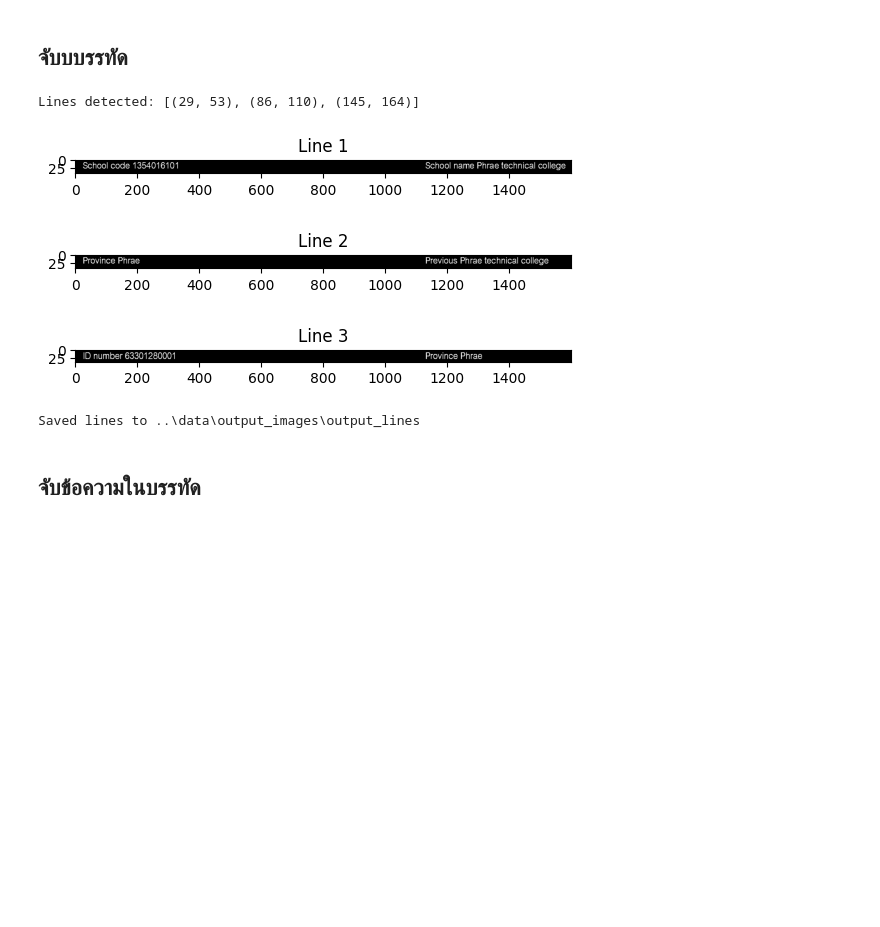
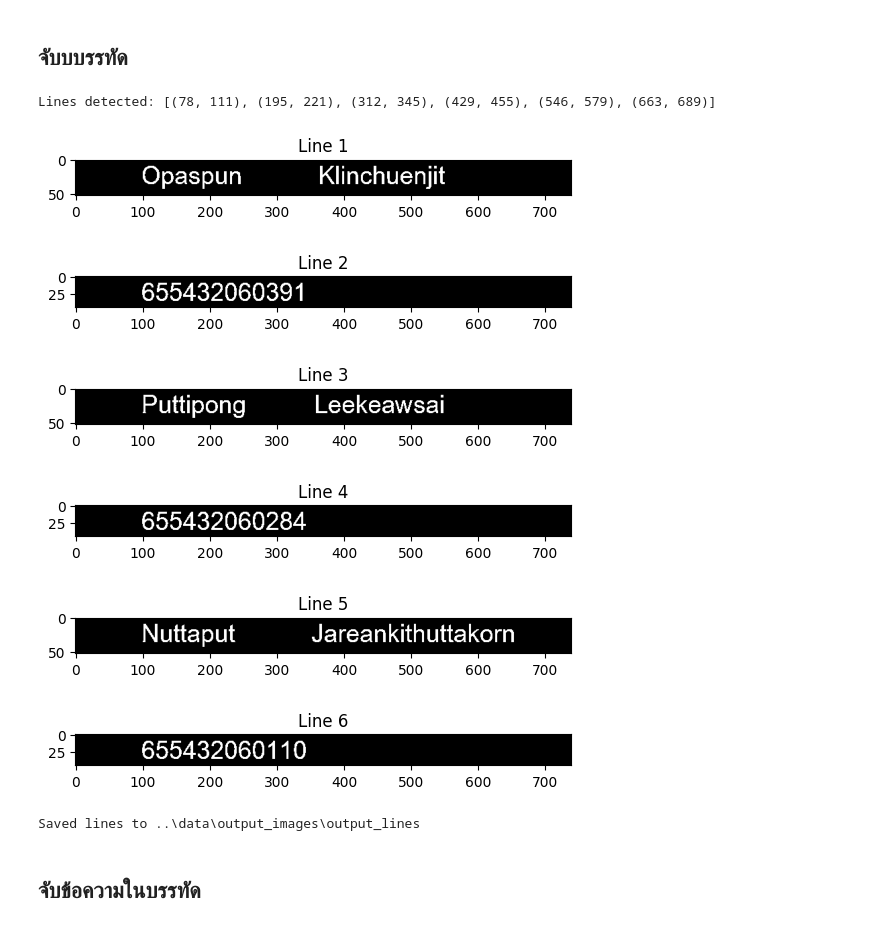
Before and after one commit to kunimpan/ocr-engine-python, a Jupyter notebook: scripts/ocr_transcripts_V2.ipynb, the cells around one changed output. Saved outputs shown, nothing was run; the diff lists cells and outputs as text; code cells hidden in the pictures; blank space fills up the shorter version.

```diff
--- a/scripts/ocr_transcripts_V2.ipynb
+++ b/scripts/ocr_transcripts_V2.ipynb
@@ -13,7 +13,7 @@ output_folder.mkdir(exist_ok=True)
 # โหลดภาพ
 #image = cv2.imread("../data/test_images/transcript/Transcript.jpg")
 #image = cv2.imread("../data/test_images/transcript/Transcript2.jpg")
-image = cv2.imread("../data/test_images/word_images/word_12.jpg")
+image = cv2.imread("../data/test_images/word_images/word_9.jpg")
 if image is None:
     raise FileNotFoundError("ไม่พบไฟล์ภาพ กรุณาตรวจสอบเส้นทางของไฟล์")
 
@@ -54,37 +54,40 @@ for i in range(len(line_indices) - 1):
         start_idx = line_indices[i]
     if line_indices[i+1] > line_indices[i] + 1:  # เจอช่วงว่างระหว่างบรรทัด
         end_idx = line_indices[i]
         lines.append((start_idx, end_idx))
         start_idx = None
 if start_idx is not None:
     lines.append((start_idx, line_indices[-1]))
 
 print("Lines detected:", lines)
 
 # แยกบรรทัดและเพิ่ม Padding
 line_images = []
 padding = 10  # ระบุ Padding
 
 for start, end in lines:
     padded_start = max(0, start - padding)
     padded_end = min(table_removed_image.shape[0], end + padding)
     line_img = table_removed_image[padded_start:padded_end, :]
     line_images.append(line_img)
 
 
 for idx, line_img in enumerate(line_images):
     file_path = output_folder / f"line_{idx + 1}.png"
     cv2.imwrite(str(file_path), line_img)
     plt.figure()
     plt.imshow(line_img, cmap="gray")
     plt.title(f"Line {idx + 1}")
     plt.show()
 print(f"Saved lines to {output_folder}")
 # %% [output]
-Lines detected: [(29, 53), (86, 110), (145, 164)]
+Lines detected: [(78, 111), (195, 221), (312, 345), (429, 455), (546, 579), (663, 689)]
-[figure, old version]
+[figure, new version]
-[figure, old version]
+[figure, new version]
-[figure, old version]
+[figure, new version]
+[figure, added]
+[figure, added]
+[figure, added]
 Saved lines to ..\data\output_images\output_lines
 # %% [markdown]
 ## จับข้อความในบรรทัด
```
Also changed, not shown: parts of 8 cells of this notebook, 2 other files.
